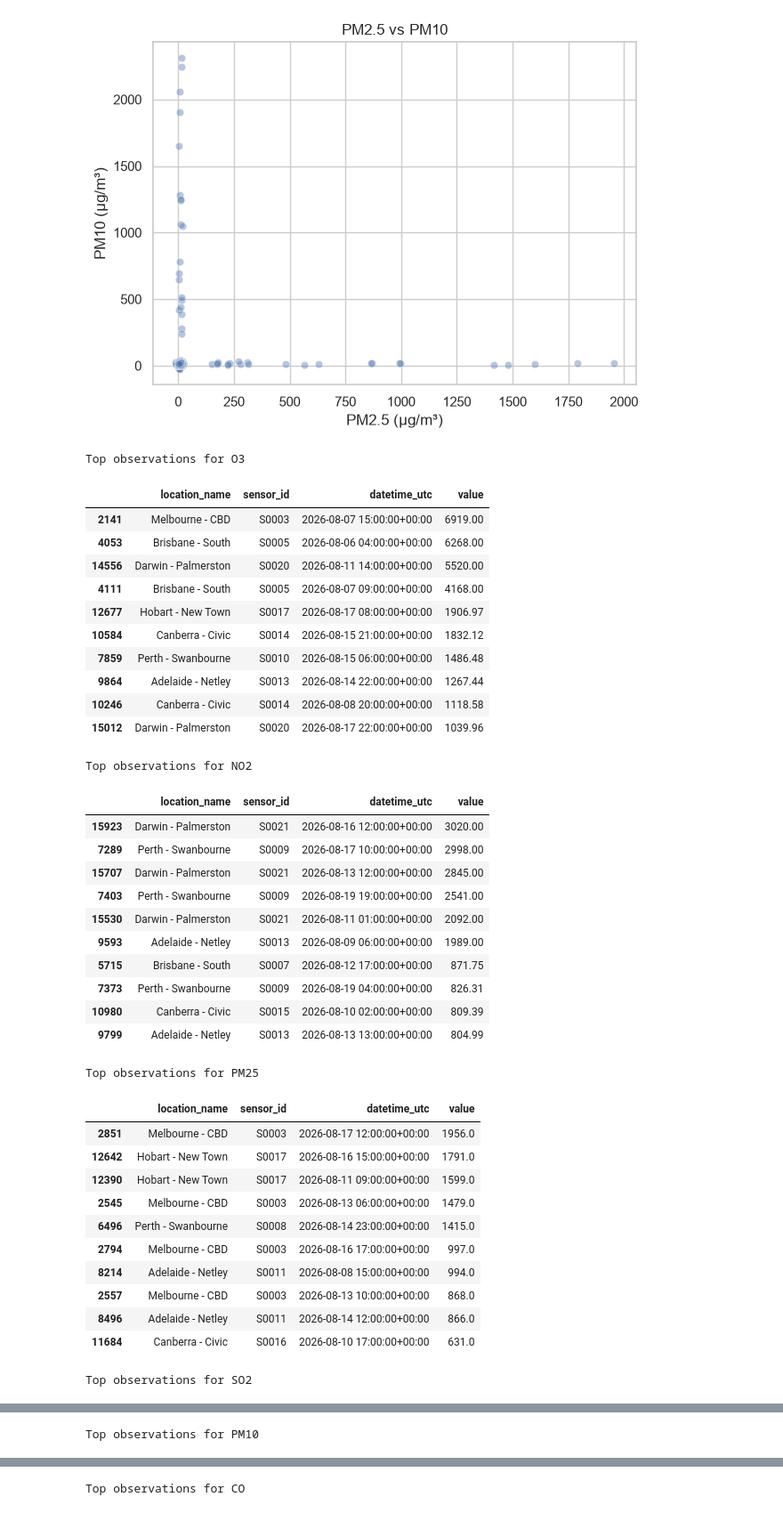
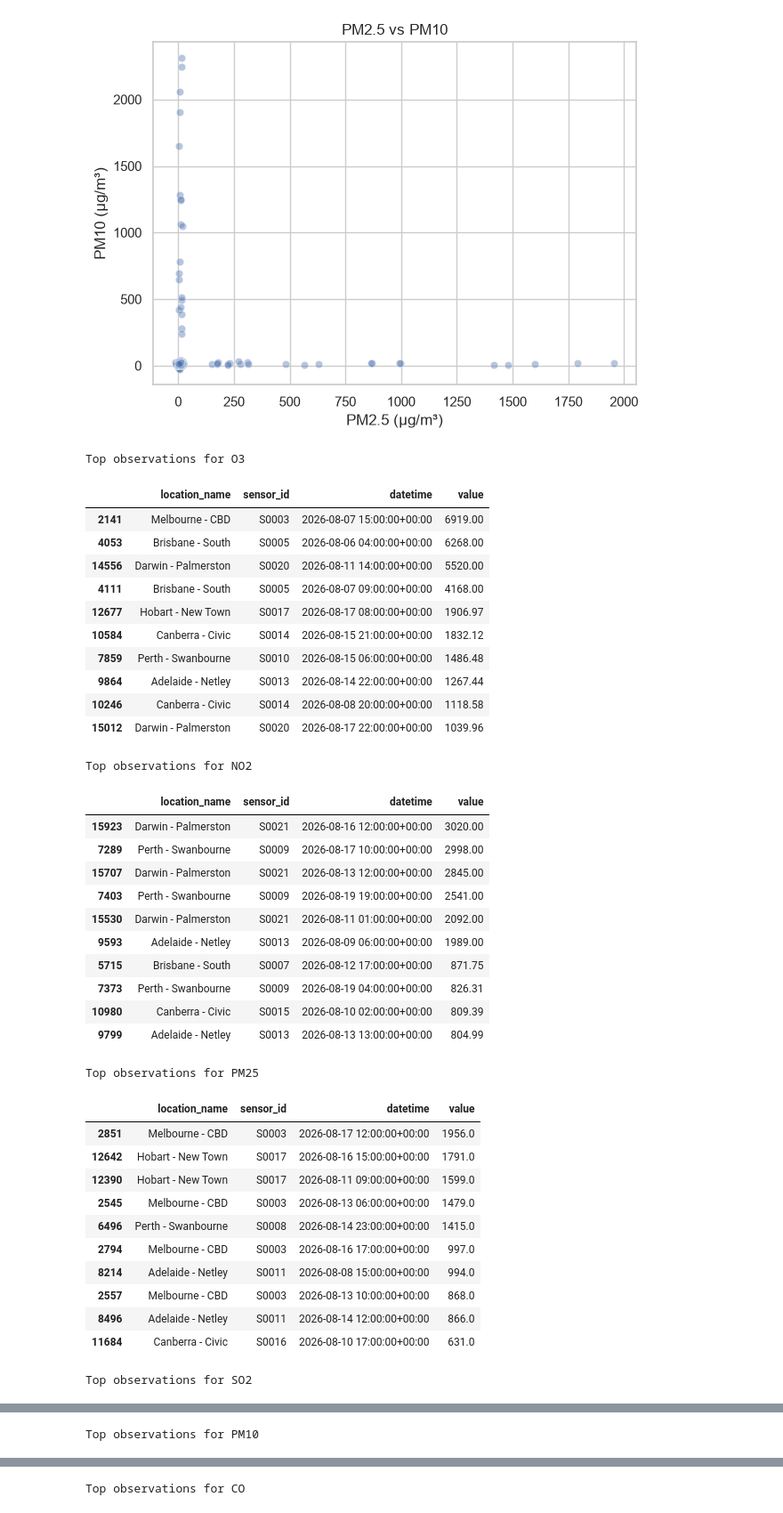
Before and after one commit to shahsandesh30/DataGuard, a Jupyter notebook: notebooks/layer2/silver_data_eda.ipynb, the cells around one changed output, grey strips where cells are left out. Shown at 89% size. Cells and saved outputs as stored; diff of their text form; code cells hidden in the pictures.

```diff
--- a/notebooks/layer2/silver_data_eda.ipynb
+++ b/notebooks/layer2/silver_data_eda.ipynb
@@ -445,7 +445,7 @@ plt.show()
 [figure]
 # %%
 daily_pollution = (
-    df.set_index("datetime_utc")
+    df.set_index("datetime")
       .groupby("parameter")["value"]
       .resample("D")
       .mean()
@@ -470,7 +470,7 @@ for parameter in daily_pollution["parameter"].unique():
     plt.figure(figsize=(12, 4))
 
     plt.plot(
-        temp["datetime_utc"],
+        temp["datetime"],
         temp["value"]
     )
 
@@ -515,13 +515,13 @@ for parameter in daily_pollution["parameter"].unique():
     plt.figure(figsize=(12, 4))
 
     plt.plot(
-        temp["datetime_utc"],
+        temp["datetime"],
         temp["value"],
         label="Daily mean"
     )
 
     plt.plot(
-        temp["datetime_utc"],
+        temp["datetime"],
         temp["rolling_7d"],
         label="7-day rolling mean"
     )
@@ -565,7 +565,7 @@ for parameter in daily_pollution["parameter"].unique():
     plt.figure(figsize=(12, 4))
 
     plt.plot(
-        temp["datetime_utc"],
+        temp["datetime"],
         temp["daily_change"]
     )
 
@@ -700,25 +700,25 @@ if "pm25" in pollutant_wide.columns and "pm10" in pollutant_wide.columns:
 # %%
 for parameter in df["parameter"].unique():
 
     print(f"\nTop observations for {parameter.upper()}")
 
     temp = df[df["parameter"] == parameter]
 
     display(
         temp[
             [
                 "location_name",
                 "sensor_id",
-                "datetime_utc",
+                "datetime",
                 "value"
             ]
         ]
         .sort_values("value", ascending=False)
         .head(10)
     )
 # %% [output]
 Top observations for O3
-|  | location_name | sensor_id | datetime_utc | value |
+|  | location_name | sensor_id | datetime | value |
 | 2141 | Melbourne - CBD | S0003 | 2026-08-07 15:00:00+00:00 | 6919.00 |
 | 4053 | Brisbane - South | S0005 | 2026-08-06 04:00:00+00:00 | 6268.00 |
 | 14556 | Darwin - Palmerston | S0020 | 2026-08-11 14:00:00+00:00 | 5520.00 |
@@ -730,7 +730,7 @@ Top observations for O3
 | 10246 | Canberra - Civic | S0014 | 2026-08-08 20:00:00+00:00 | 1118.58 |
 | 15012 | Darwin - Palmerston | S0020 | 2026-08-17 22:00:00+00:00 | 1039.96 |
 Top observations for NO2
-|  | location_name | sensor_id | datetime_utc | value |
+|  | location_name | sensor_id | datetime | value |
 | 15923 | Darwin - Palmerston | S0021 | 2026-08-16 12:00:00+00:00 | 3020.00 |
 | 7289 | Perth - Swanbourne | S0009 | 2026-08-17 10:00:00+00:00 | 2998.00 |
 | 15707 | Darwin - Palmerston | S0021 | 2026-08-13 12:00:00+00:00 | 2845.00 |
@@ -742,7 +742,7 @@ Top observations for NO2
 | 10980 | Canberra - Civic | S0015 | 2026-08-10 02:00:00+00:00 | 809.39 |
 | 9799 | Adelaide - Netley | S0013 | 2026-08-13 13:00:00+00:00 | 804.99 |
 Top observations for PM25
-|  | location_name | sensor_id | datetime_utc | value |
+|  | location_name | sensor_id | datetime | value |
 | 2851 | Melbourne - CBD | S0003 | 2026-08-17 12:00:00+00:00 | 1956.0 |
 | 12642 | Hobart - New Town | S0017 | 2026-08-16 15:00:00+00:00 | 1791.0 |
 | 12390 | Hobart - New Town | S0017 | 2026-08-11 09:00:00+00:00 | 1599.0 |
```
Also changed, not shown: parts of 20 cells of this notebook, 8 other files.
